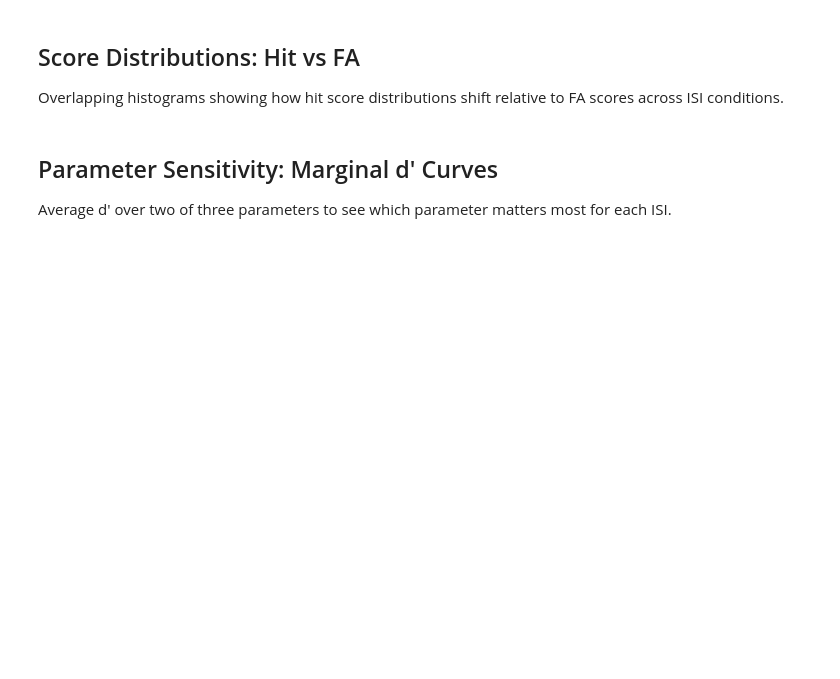
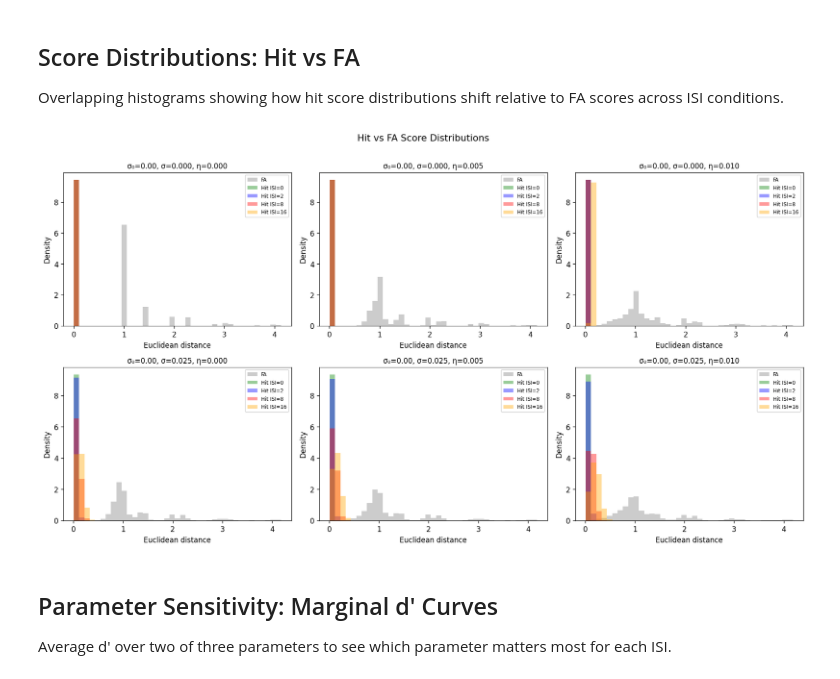
Before and after one commit to bjmedina/memory, a Jupyter notebook: notebooks/2026-03-17_grid-search-analysis.ipynb, the cells around one changed output. Saved outputs shown, nothing was run; the diff lists cells and outputs as text; code cells hidden in the pictures; blank space fills up the shorter version.

```diff
--- a/notebooks/2026-03-17_grid-search-analysis.ipynb
+++ b/notebooks/2026-03-17_grid-search-analysis.ipynb
@@ -236,35 +254,37 @@ for idx, (_, row) in enumerate(top.head(n_triples).iterrows()):
     ax = axes.flat[idx]
     data = load_triple(row['sigma0'], row['sigma'], row['eta'])
     fa = data['fa_scores']
 
     # Determine bin range across all scores
     all_scores = [fa]
     for isi in ISI_VALUES:
         h = data[f'hit_scores_isi{isi}']
         if len(h) > 0:
             all_scores.append(h)
     combined = np.concatenate(all_scores)
     bins = np.linspace(np.percentile(combined, 1), np.percentile(combined, 99), 40)
 
     ax.hist(fa, bins=bins, alpha=0.4, color='gray', label='FA', density=True)
     for isi, color in isi_colors.items():
         h = data[f'hit_scores_isi{isi}']
         if len(h) > 0:
             ax.hist(h, bins=bins, alpha=0.4, color=color,
                     label=f'Hit ISI={isi}', density=True)
 
     ax.set_title(f'\u03c3\u2080={row["sigma0"]:.2f}, \u03c3={row["sigma"]:.3f}, \u03b7={row["eta"]:.3f}',
-                 fontsize=10)
+                 fontsize=10, fontweight='bold')
     ax.set_xlabel('Euclidean distance')
     ax.set_ylabel('Density')
     ax.legend(fontsize=7)
 
 for idx in range(n_triples, nrows * ncols):
     axes.flat[idx].set_visible(False)
 
-fig.suptitle('Hit vs FA Score Distributions', fontsize=13, y=1.01)
+fig.suptitle('Hit vs FA Score Distributions', fontsize=13, y=1.01, fontweight='bold')
 fig.tight_layout()
 plt.show()
+# %% [output]
+[figure, added]
 # %% [markdown]
 ## Parameter Sensitivity: Marginal d' Curves
 
```
Also changed, not shown: parts of 6 cells of this notebook.
